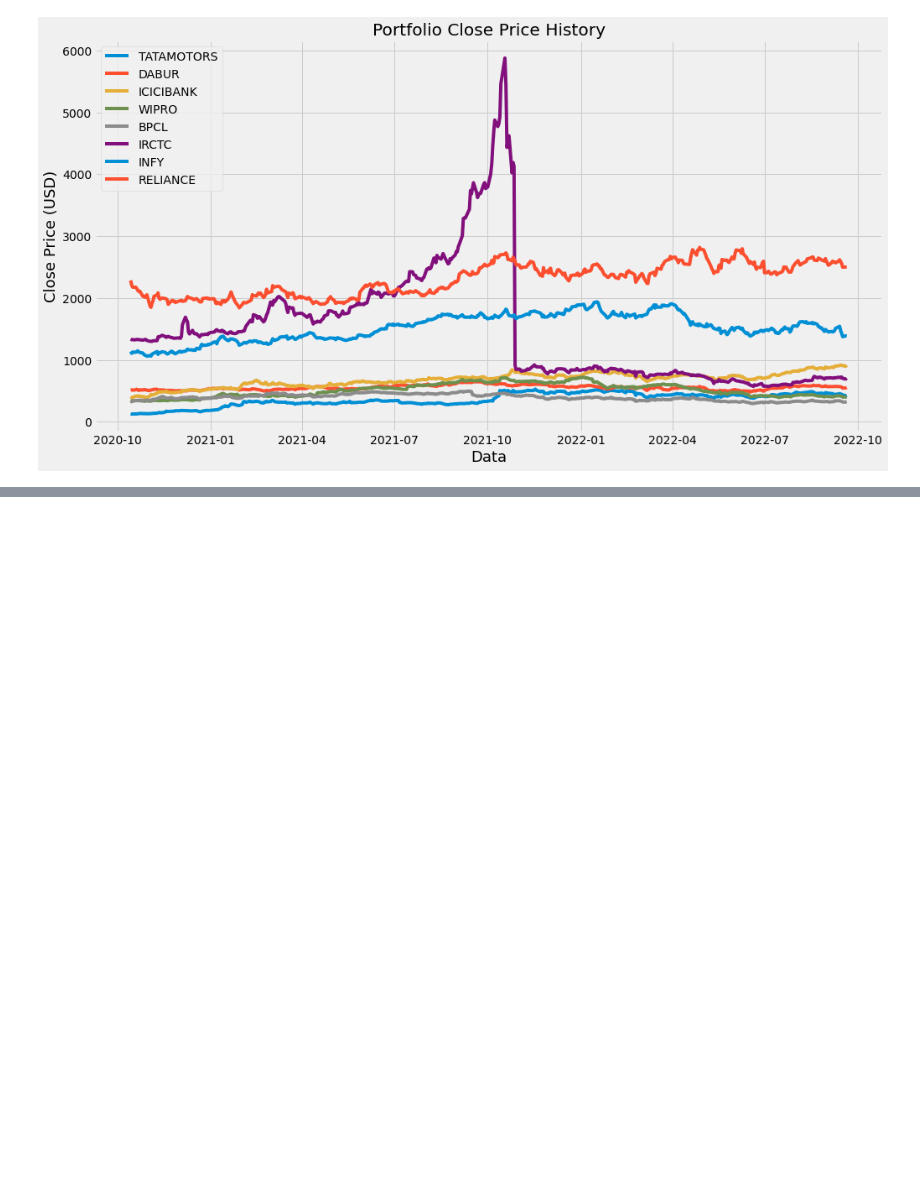
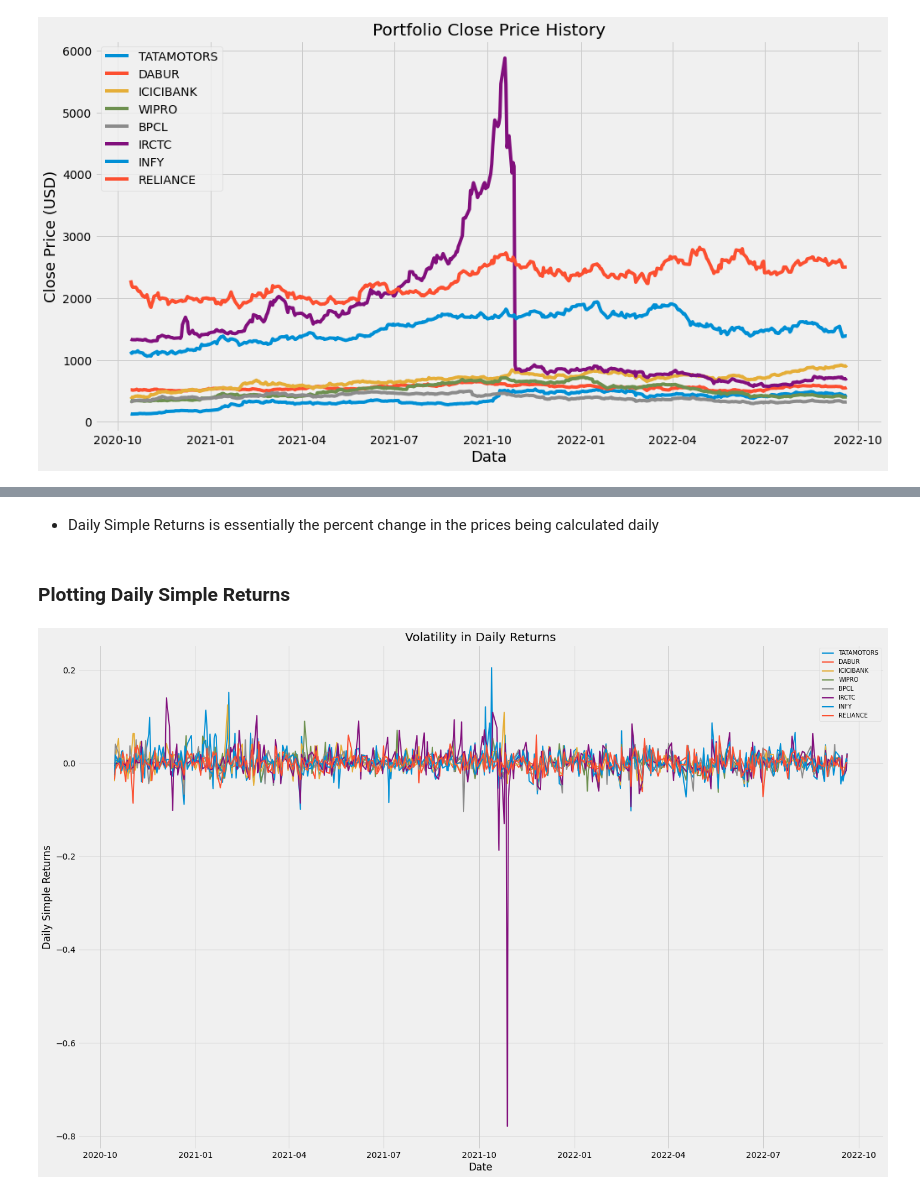
Before and after one commit to manuelinfosec/eda-analysis-for-portfolio-optimisation, a Jupyter notebook: main.ipynb, the cells around one changed output, grey strips where cells are left out. Drawn from its saved outputs; the diff is of its cells as text; code cells hidden in the pictures; blank space fills up the shorter version.

```diff
--- a/main.ipynb
+++ b/main.ipynb
@@ -74,0 +108,4 @@ plt.show(fig)
+# %%
+# daily simplr returns
+returns_D1 = data.pct_change(1).dropna()
+returns_D1
@@ -74,0 +127,20 @@ plt.show(fig)
+# %% [markdown]
+- Daily Simple Returns is essentially the percent change in the prices being calculated daily
+# %% [markdown]
+### Plotting Daily Simple Returns
+# %%
+fig = plt.figure(figsize=(20,13))
+
+for returns in returns_D1.columns.values:
+    plt.plot(returns_D1[returns], lw=2, label = returns)
+
+plt.title("Volatility in Daily Returns")
+plt.xlabel("Date")
+plt.ylabel("Daily Simple Returns")
+plt.legend(loc = "upper right", fontsize = 10)
+plt.tight_layout()
+
+plt.savefig("reports/daily_simple_returns.png")
+plt.show(fig)
+# %% [output]
+[figure, added]
```
Also changed, not shown: parts of 14 cells of this notebook, 2 other files.
